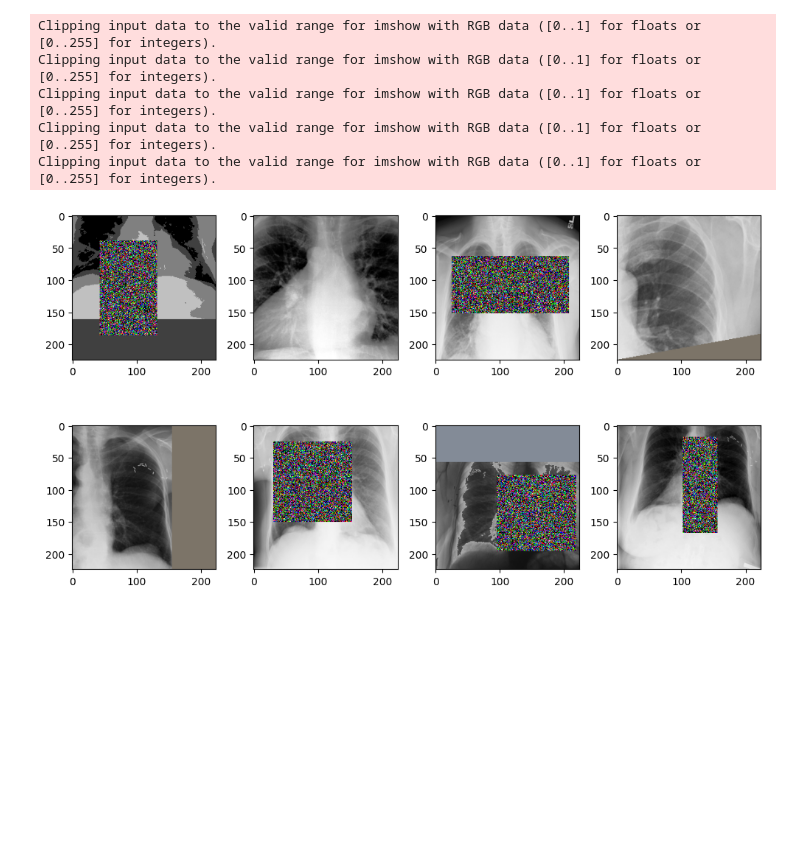
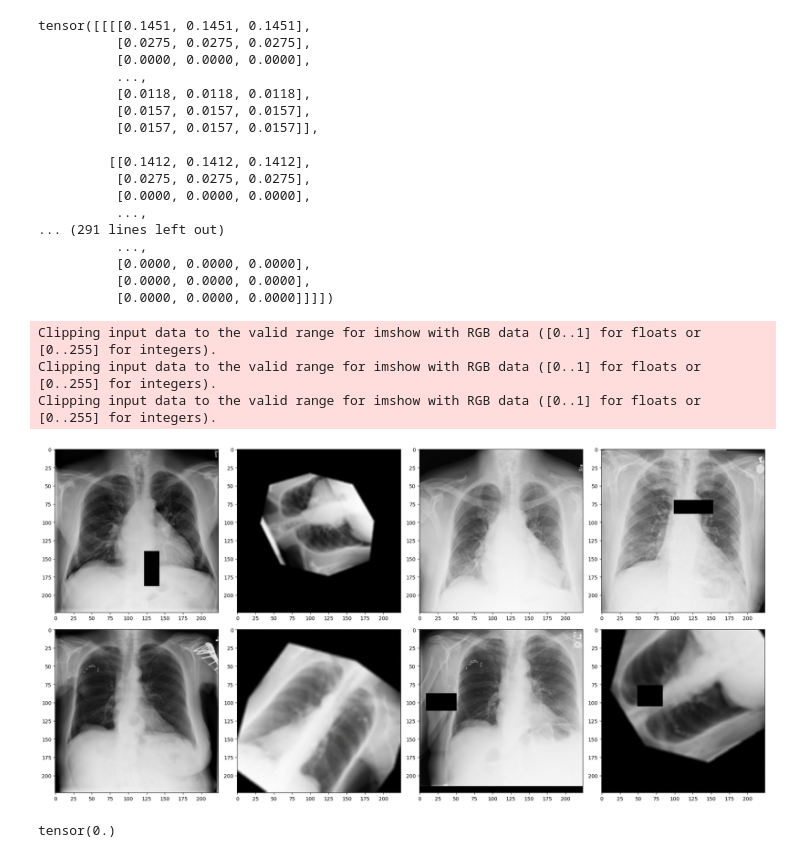
Before and after one commit to vladiH/TransformerModelsChestXray, a Jupyter notebook: examples.ipynb, the cells around one changed output. Cells and saved outputs as stored; diff of their text form; code cells hidden in the pictures; blank space fills up the shorter version.

```diff
--- a/examples.ipynb
+++ b/examples.ipynb
@@ -101,19 +123,42 @@ class CustomDataSet(Dataset):
 my_dataset = CustomDataSet('../data/images/', transform=transform)
 data_loader = data.DataLoader(my_dataset , batch_size=8, shuffle=False,
                                num_workers=1, drop_last=True)
+# %%
+next(iter(data_loader))
+# %% [output]
+tensor([[[[0.1451, 0.1451, 0.1451],
+          [0.0275, 0.0275, 0.0275],
+          [0.0000, 0.0000, 0.0000],
+          ...,
+          [0.0118, 0.0118, 0.0118],
+          [0.0157, 0.0157, 0.0157],
+          [0.0157, 0.0157, 0.0157]],
+
+         [[0.1412, 0.1412, 0.1412],
+          [0.0275, 0.0275, 0.0275],
+          [0.0000, 0.0000, 0.0000],
+          ...,
+... (291 lines left out)
+          ...,
+          [0.0000, 0.0000, 0.0000],
+          [0.0000, 0.0000, 0.0000],
+          [0.0000, 0.0000, 0.0000]]]])
 # %%
 import matplotlib.pyplot as plt
-fig, ax = plt.subplots(2,4, figsize=(10,6))
+fig, ax = plt.subplots(2,4, figsize=(20,10))
 imgs = next(iter(data_loader))
 for i in range(2):
     for j in range(4):
         ax[i,j].imshow(imgs[i*4 + j])
 fig.tight_layout()
 plt.show()
 # %% [output]
 Clipping input data to the valid range for imshow with RGB data ([0..1] for floats or [0..255] for integers).
 Clipping input data to the valid range for imshow with RGB data ([0..1] for floats or [0..255] for integers).
 Clipping input data to the valid range for imshow with RGB data ([0..1] for floats or [0..255] for integers).
-Clipping input data to the valid range for imshow with RGB data ([0..1] for floats or [0..255] for integers).
-Clipping input data to the valid range for imshow with RGB data ([0..1] for floats or [0..255] for integers).
-[figure, old version]
+[figure, new version]
+# %%
+import torch
+torch.min(imgs)
+# %% [output]
+tensor(0.)
```
Also changed, not shown: parts of 3 cells of this notebook, 5 other files.
